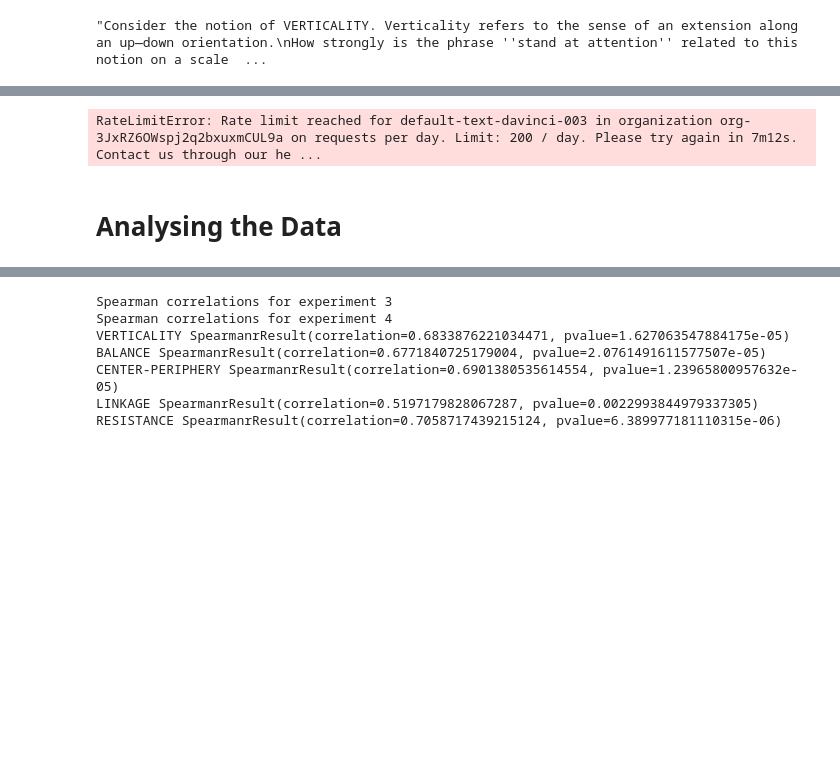
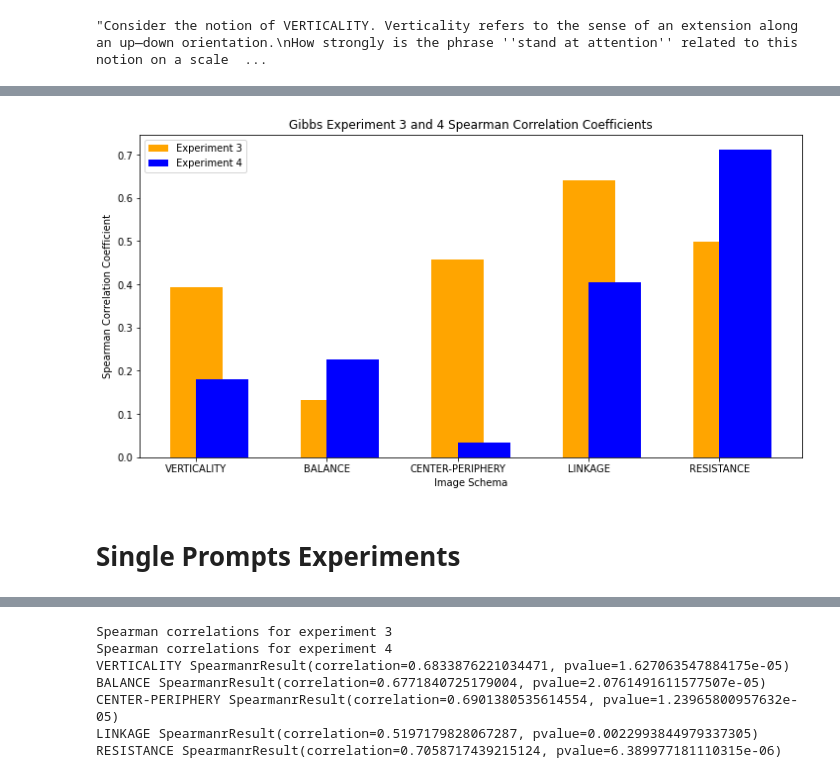
Before and after one commit to PhilWicke/Image-Schemas-in-LLMs, a Jupyter notebook: src/experiment_02/gibbs_experiments.ipynb, the cells around one changed output, grey strips where cells are left out. Cells and saved outputs as stored; diff of their text form; code cells hidden in the pictures; blank space fills up the shorter version.

```diff
--- a/src/experiment_02/gibbs_experiments.ipynb
+++ b/src/experiment_02/gibbs_experiments.ipynb
@@ -174,3 +437,9 @@ print(prob)
+# %%
+make_bar_plots(model_result_dict_3=history_results_exp3, model_result_dict_4=history_results_exp4, title="Gibbs Experiment 3 and 4 Spearman Correlation Coefficients")
+# %% [output]
+[figure, added]
+# %% [markdown]
+# Single Prompts Experiments
 # %%
 model = "text-davinci-003"
 completions_exp3 = {"VERTICALITY": [], "BALANCE": [], "CENTER-PERIPHERY": [], "LINKAGE": [], "RESISTANCE": []}
@@ -178,12 +447,10 @@ completions_exp3 = {"VERTICALITY": [], "BALANCE": [], "CENTER-PERIPHERY": [], "L
 for i in range(len(stimuli_exp3)):
     for k in completions_exp3:
         completions_exp3[k].append(gpt_complete(prompts_exp3[k][i], model))
-        time.sleep(30)
+        time.sleep(21)
 
-with open('completions_exp3.pkl', 'wb') as f:
+with open('completions_single_prompt_exp3.pkl', 'wb') as f:
     pickle.dump(completions_exp3, f)
-# %% [output]
-RateLimitError: Rate limit reached for default-text-davinci-003 in organization org-3JxRZ6OWspj2q2bxuxmCUL9a on requests per day. Limit: 200 / day. Please try again in 7m12s. Contact us through our he ...
 # %%
 completions_exp4 = {"VERTICALITY": [], "BALANCE": [], "CENTER-PERIPHERY": [], "LINKAGE": [], "RESISTANCE": []}
 assert len(completions_exp3) == len(completions_exp4)
@@ -211,6 +478,4 @@ for k in completions_exp4:
         clean_item = completions_exp4[k][i]["choices"][0]["text"]
         clean_item = int(re.findall(r'\d+', clean_item)[0])
         completions_exp4_clean[k].append(clean_item)
-# %% [markdown]
-# Analysing the Data
 # %% [markdown]
```
Also changed, not shown: parts of 31 cells of this notebook, 1 other file.
